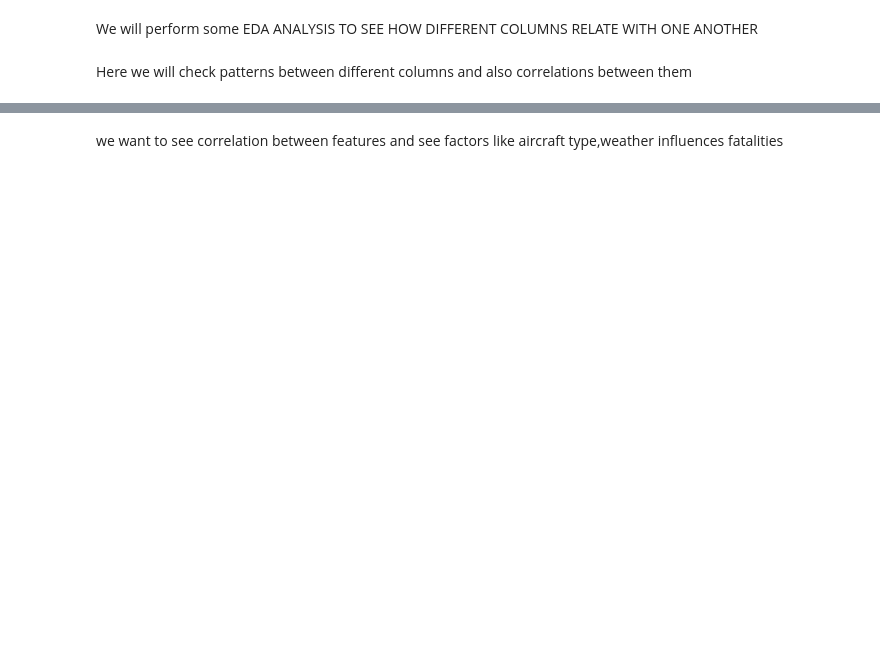
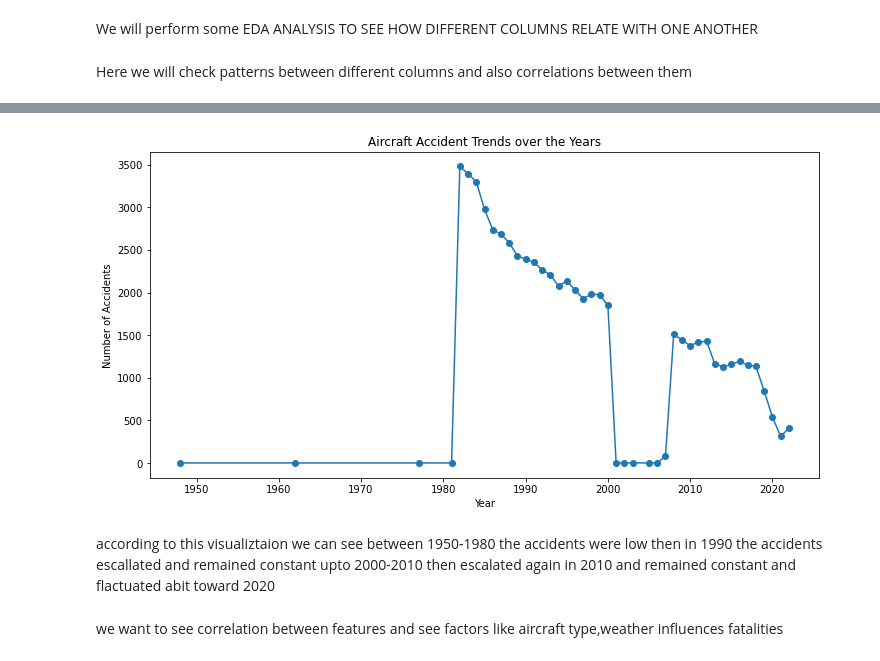
Before and after one commit to justicee-dev/maureen_phase1-project, a Jupyter notebook: maureen's_project.ipynb, the cells around one changed output, grey strips where cells are left out. Cells and saved outputs as stored; diff of their text form; code cells hidden in the pictures; blank space fills up the shorter version.

```diff
--- a/maureen's_project.ipynb
+++ b/maureen's_project.ipynb
@@ -316,2 +343,0 @@ df_zscore.describe()#this helps to show if the outliers have been removed
-# %%
-df=df_zscore # we equated the filtered outliers to df so as to also reflect that the outliers have been removed
@@ -348,2 +350,17 @@ Here we will check patterns between different columns and also correlations betw
+# %%
+#the first column to check is  to  check different trend of accidents over time using line plot
+df['Year']=pd.to_datetime(df['Event.Date']).dt.year
+accident_trends=df.groupby('Year').size()
+
+plt.figure(figsize=(12,6))
+accident_trends.plot(marker='o')
+plt.title('Aircraft Accident Trends over the Years')
+plt.xlabel('Year')
+plt.ylabel('Number of Accidents')
+plt.show()
+# %% [output]
+[figure, added]
+# %% [markdown]
+according to this visualiztaion we can see between 1950-1980 the accidents were low then in 1990 the accidents escallated and remained constant upto 2000-2010 then escalated again in 2010 and remained constant and flactuated abit toward 2020
 # %% [markdown]
 we want to see correlation between features and see factors like aircraft type,weather influences fatalities
```
Also changed, not shown: parts of 39 cells of this notebook, 1 other file.
